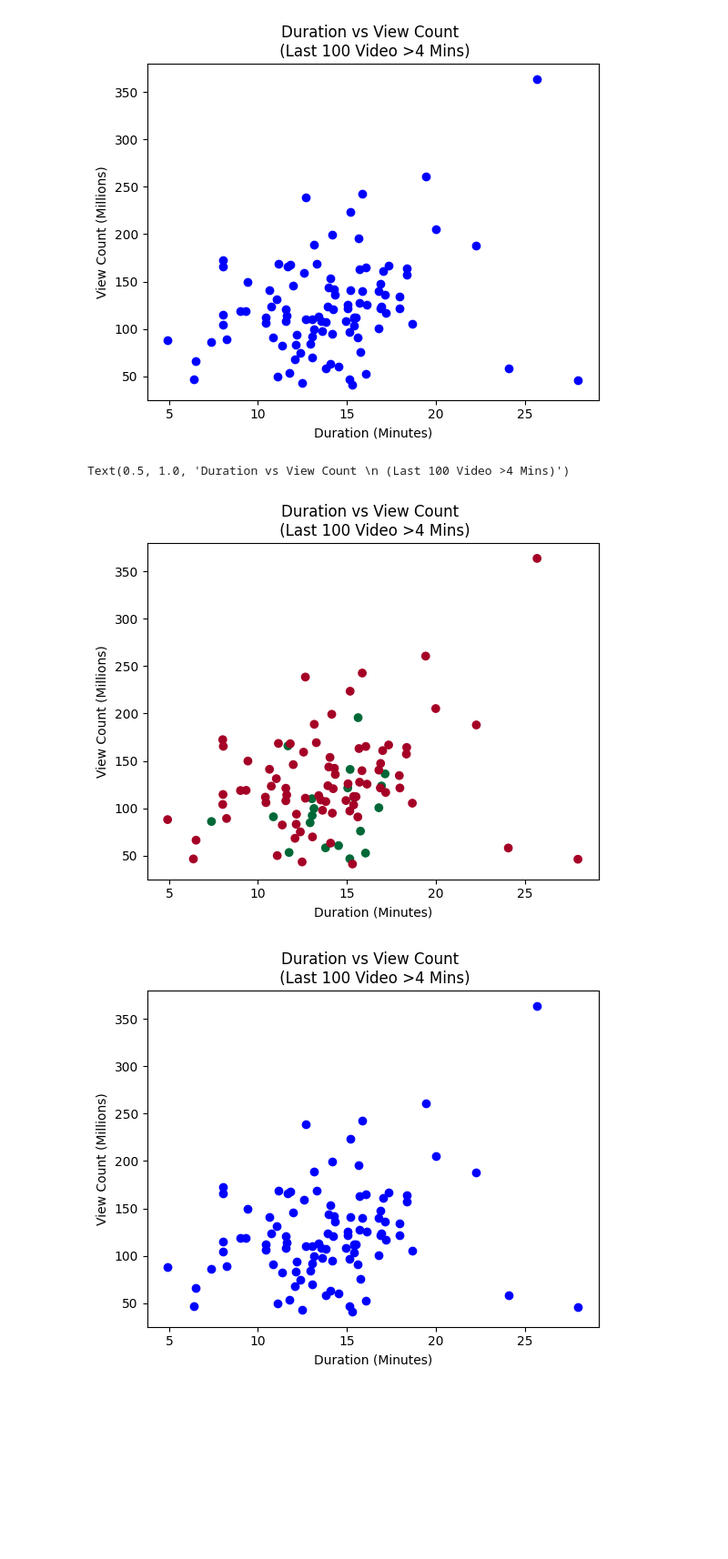
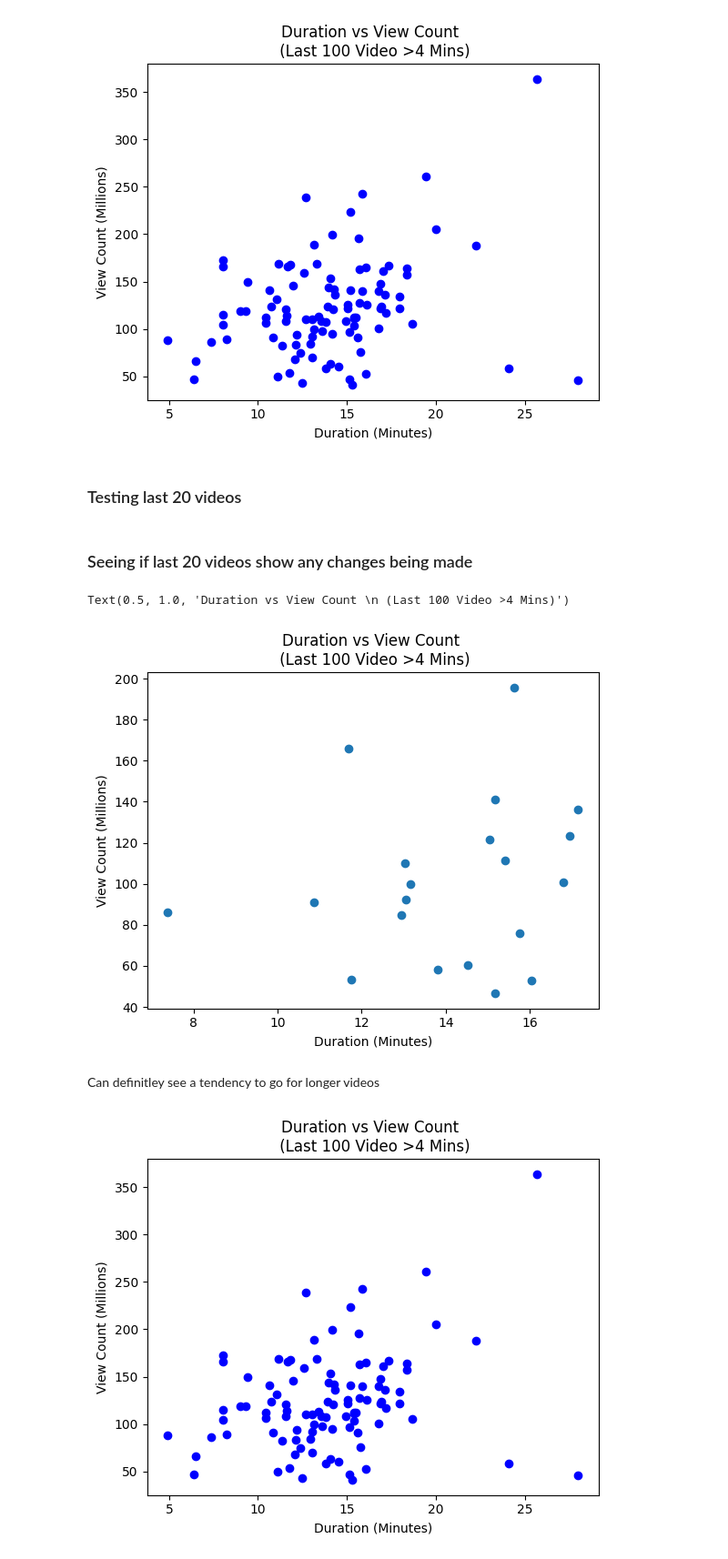
Before and after one commit to fernandez-justin/mr_beast_analysis, a Jupyter notebook: full_video_analysis.ipynb, the cells around one changed output. Shown: that part at 91% size. Cells and saved outputs as stored; diff of their text form; code cells hidden in the pictures; blank space fills up the shorter version.

```diff
--- a/full_video_analysis.ipynb
+++ b/full_video_analysis.ipynb
@@ -185,0 +187,3 @@ df[df['viewCount']>200000000].sort_values(by='viewCount',ascending=False)
+# %%
+df['publishedAtTime'] = df['publishedAt'].dt.strftime('%H:%M')
+df['publishedAtTime'].value_counts()
@@ -193,21 +237,28 @@ plt.title('Duration vs View Count \n (Last 100 Video >4 Mins)')
 plt.savefig('images/duration_vs_view_count.jpg')
 # %% [output]
 [figure]
+# %% [markdown]
+### Testing last 20 videos
 # %%
 #test = df[(df['minutes']>15)&(df['minutes']<20)]
-test = df.sort_values(by='publishedAt')
-test['last_20'] = [1]*20 + [0]*80
+last_20 = df.sort_values(by='publishedAt')
+last_20['last_20'] = [1]*20 + [0]*80
+last_20 = last_20[last_20['last_20']==1]
+# %% [markdown]
+### Seeing if last 20 videos show any changes being made
 # %%
-plt.scatter(test['minutes'],test['viewCountMillions'],c=test['last_20'],cmap='RdYlGn')
+plt.scatter(last_20['minutes'],last_20['viewCountMillions'])
 #plt.scatter(test['minutes'],test['viewCountMillions'],c='blue')
 
 plt.xlabel('Duration (Minutes)')
 plt.ylabel('View Count (Millions)')
 plt.title('Duration vs View Count \n (Last 100 Video >4 Mins)')
 #plt.savefig('images/duration_vs_view_count.jpg')
 # %% [output]
 Text(0.5, 1.0, 'Duration vs View Count \n (Last 100 Video >4 Mins)')
-[figure, old version]
+[figure, new version]
+# %% [markdown]
+Can definitley see a tendency to go for longer videos
 # %%
 #plt.scatter(df['minutes'],df['viewCountMillions'],c=df['publishedAt'],cmap='RdYlGn')
 plt.scatter(df['minutes'],df['viewCountMillions'],c='blue')
```
Also changed, not shown: parts of 14 cells of this notebook, 1 other file.
